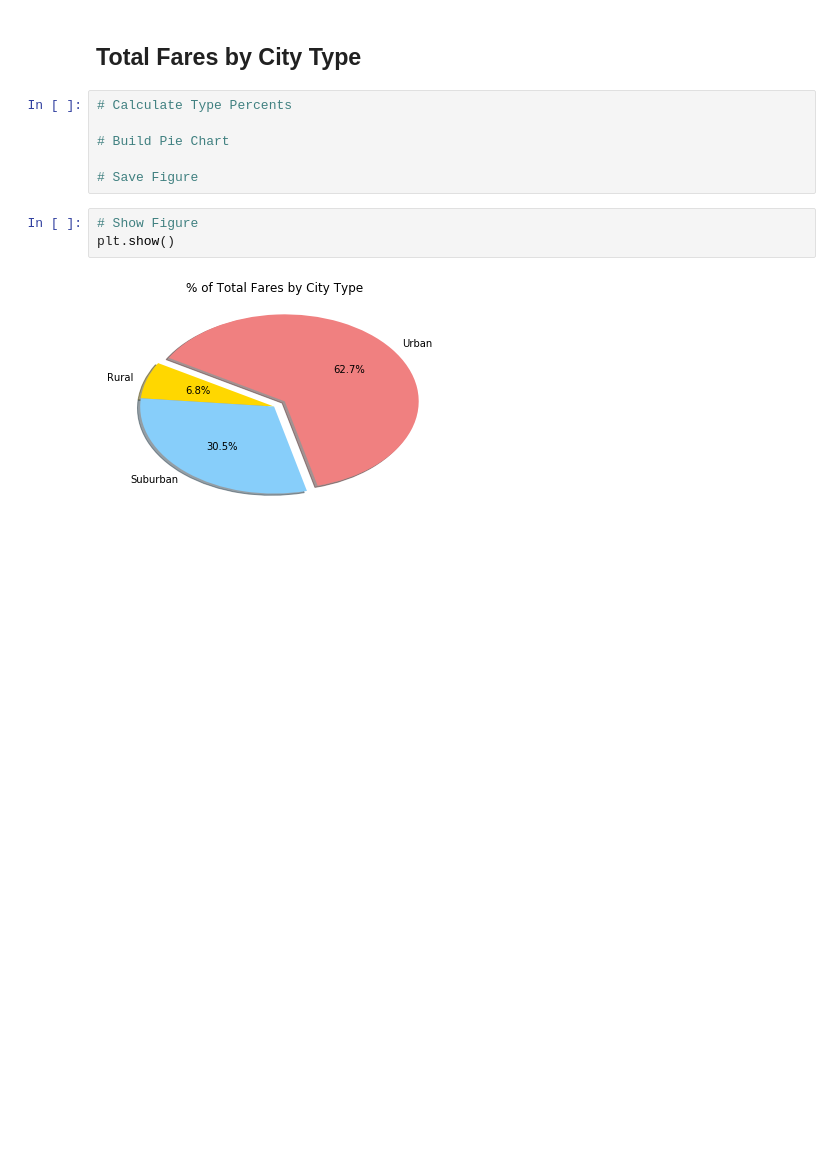
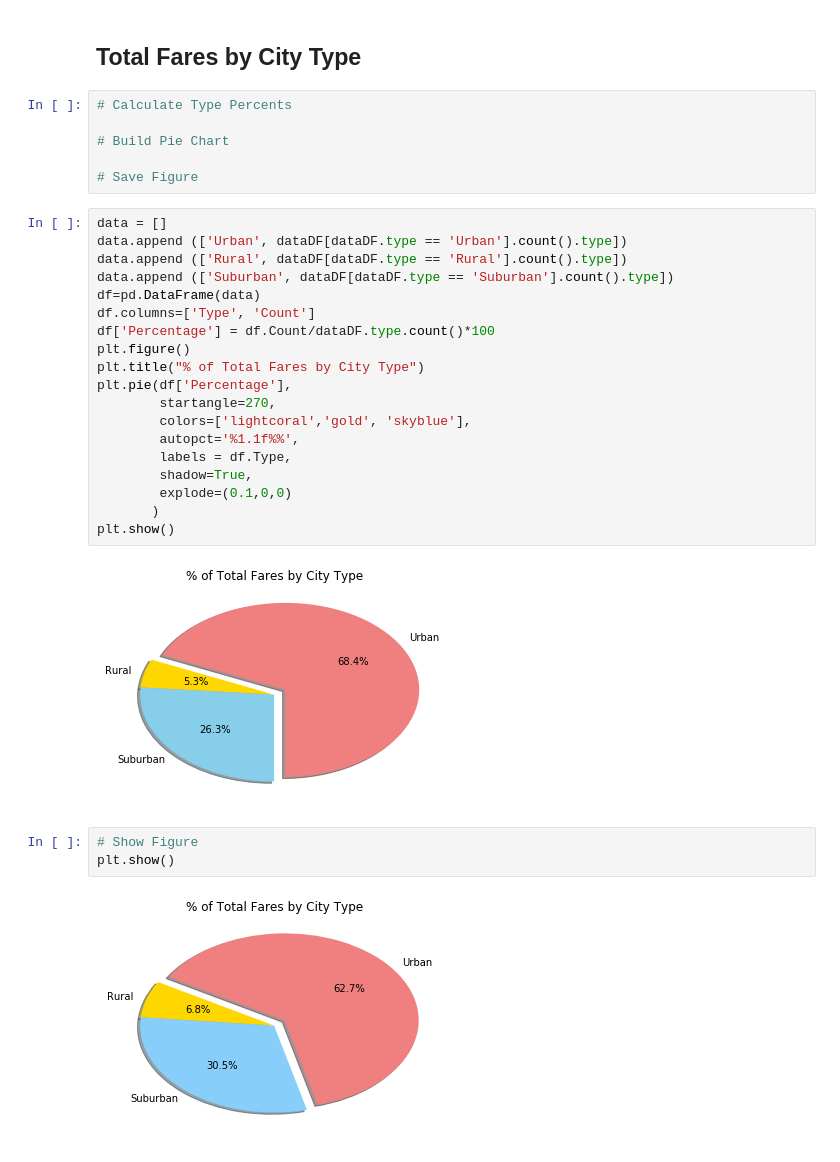
Before and after one commit to vittalsiddaiah/UTDataAnalyticsAssignments, a Jupyter notebook: Python/assignments/MatplotLib/Instructions/Pyber/pyber_starter.ipynb, the cells around one changed output. Saved outputs shown, nothing was run; the diff lists cells and outputs as text; blank space fills up the shorter version.

```diff
--- a/Python/assignments/MatplotLib/Instructions/Pyber/pyber_starter.ipynb
+++ b/Python/assignments/MatplotLib/Instructions/Pyber/pyber_starter.ipynb
@@ -88,6 +89,27 @@ plt.show()
 # Build Pie Chart
 
 # Save Figure
+# %%
+data = []
+data.append (['Urban', dataDF[dataDF.type == 'Urban'].count().type])
+data.append (['Rural', dataDF[dataDF.type == 'Rural'].count().type])
+data.append (['Suburban', dataDF[dataDF.type == 'Suburban'].count().type])
+df=pd.DataFrame(data)
+df.columns=['Type', 'Count']
+df['Percentage'] = df.Count/dataDF.type.count()*100
+plt.figure()
+plt.title("% of Total Fares by City Type")
+plt.pie(df['Percentage'],
+        startangle=270,
+        colors=['lightcoral','gold', 'skyblue'],
+        autopct='%1.1f%%',
+        labels = df.Type,
+        shadow=True,
+        explode=(0.1,0,0)
+       )
+plt.show()
+# %% [output]
+[figure, added]
 # %%
 # Show Figure
 plt.show()
```
Also changed, not shown: parts of 1 cell of this notebook.
